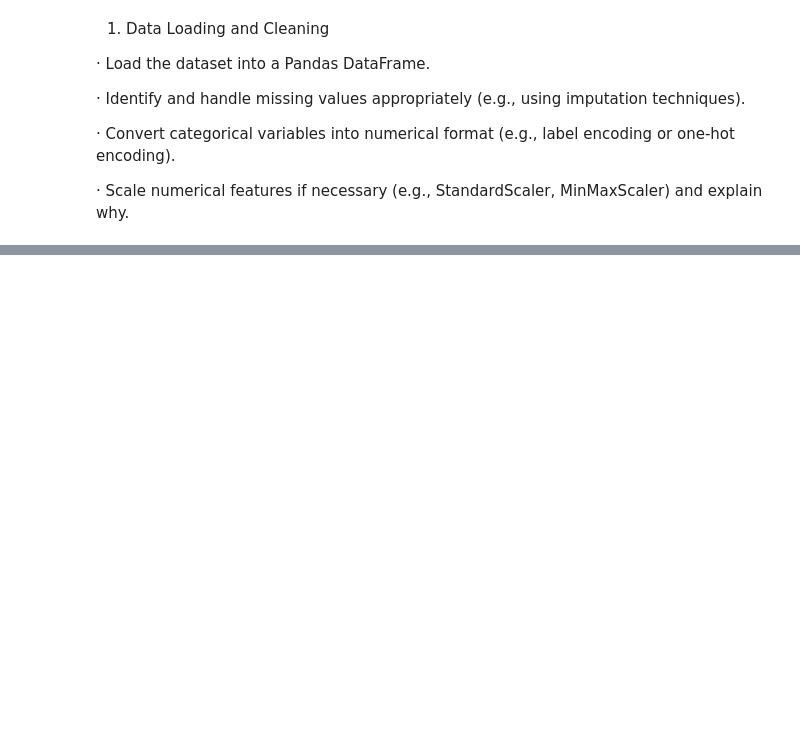
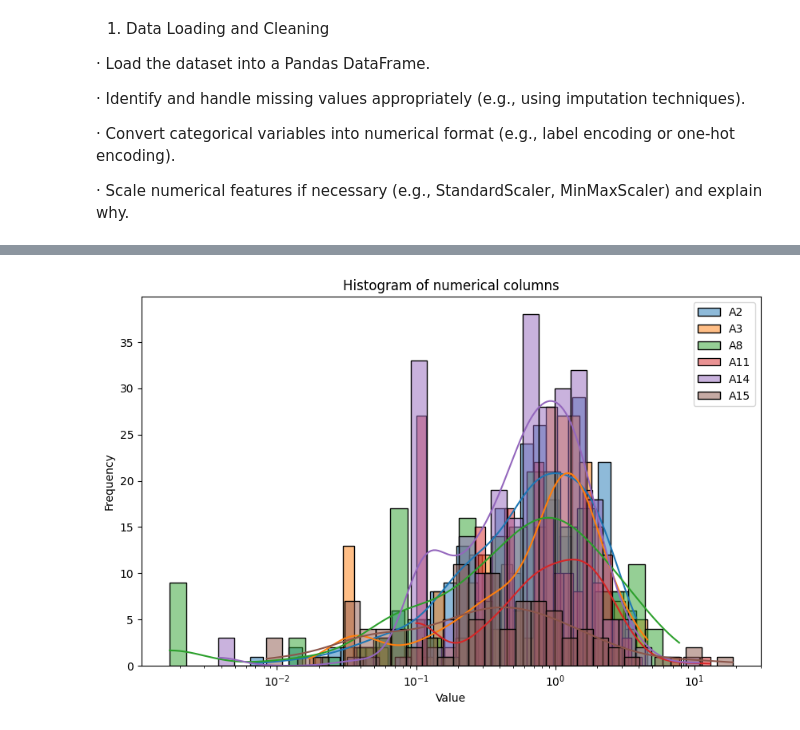
Before and after one commit to PaullGit/AI-healthcare, a Jupyter notebook: Week7/M3_A3_group09.ipynb, the cells around one changed output, grey strips where cells are left out. Saved outputs shown, nothing was run; the diff lists cells and outputs as text; code cells hidden in the pictures; blank space fills up the shorter version.

```diff
--- a/Week7/M3_A3_group09.ipynb
+++ b/Week7/M3_A3_group09.ipynb
@@ -17,10 +17,10 @@ from sklearn.preprocessing import LabelEncoder, StandardScaler
 df = pd.read_csv("./credit_approval_anonymized.csv")
 
 df.replace("", np.nan, inplace=True)
-df.dropna()
+df.dropna(inplace = True)
 
-categorical_cols = ['A1', 'A4', 'A5', 'A6', 'A7', 'A8', 'A10', 'A9', 'A12', 'A13']
-numerical_cols = ['A2', 'A3', 'A11', 'A14', 'A15']
+categorical_cols = ['A1', 'A4', 'A5', 'A6', 'A7', 'A9', 'A10', 'A12', 'A13']
+numerical_cols = ['A2', 'A3', 'A8', 'A11', 'A14', 'A15']
 
 
 target_map = {'+': 1, '-': 0}
@@ -37,0 +50,18 @@ df[numerical_cols] = scaler.fit_transform(df[numerical_cols])
+# %%
+import seaborn as sns
+import matplotlib.pyplot as plt
+
+num_cols = ['A2', 'A3', 'A8','A11', 'A14', 'A15']
+
+
+plt.figure(figsize=(10, 6))
+for col in num_cols:
+    sns.histplot(df[col], bins=30, kde=True, label=col, alpha=0.5, log_scale=True)
+
+plt.legend()
+plt.title("Histogram of numerical columns")
+plt.xlabel("Value")
+plt.ylabel("Frequency")
+plt.show()
+# %% [output]
+[figure, added]
```
Also changed, not shown: parts of 5 cells of this notebook.
